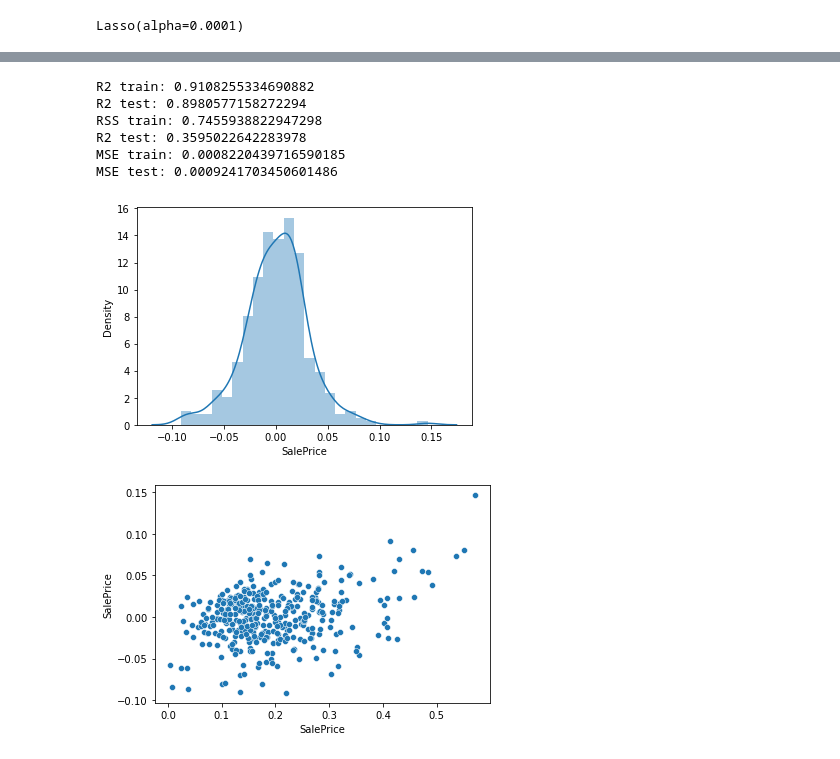
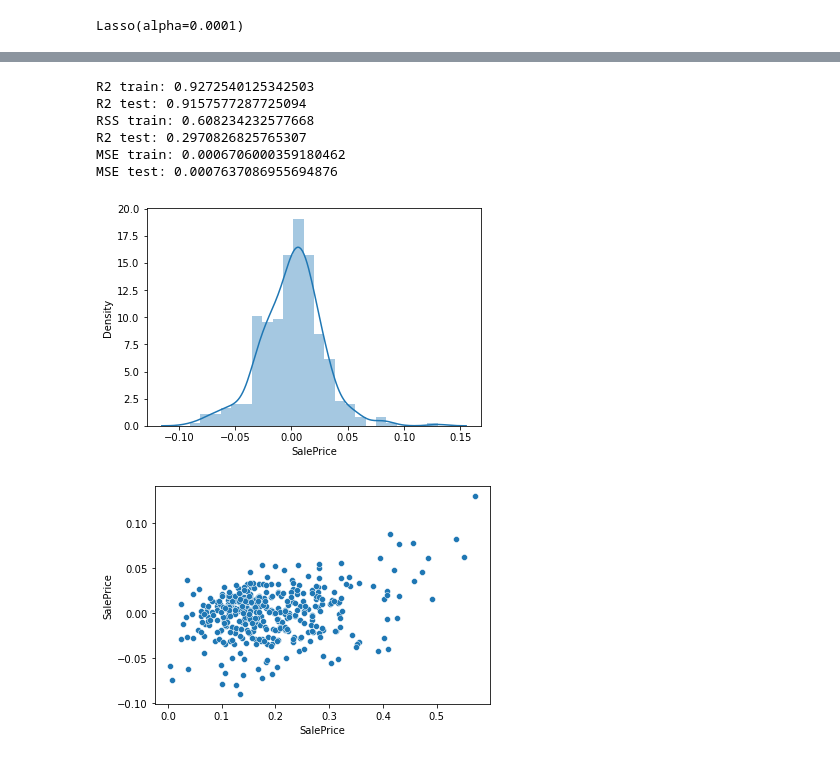
Before and after one commit to gautamjoshi1984/Advanced_Regression_Assignment, a Jupyter notebook: Advanced_Regression.ipynb, the cells around one changed output, grey strips where cells are left out. Drawn from its saved outputs; the diff is of its cells as text; code cells hidden in the pictures.

```diff
--- a/Advanced_Regression.ipynb
+++ b/Advanced_Regression.ipynb
@@ -1590,0 +1950,21 @@ What will be the changes in the model if you choose double the value of alpha fo
+# %%
+#Fitting Ridge model for alpha = 6 and printing coefficients which have been penalised
+alpha = 6
+ridge_6_allFeatures = Ridge(alpha=alpha)
+
+ridge_6_allFeatures.fit(X_train, y_train)
+print(ridge_6_allFeatures.intercept_)
+print(ridge_6_allFeatures.coef_)
+
+
+# Lets calculate some metrics such as R2 score, RSS and RMSE
+y_pred_train = ridge_6_allFeatures.predict(X_train)
+y_pred_test = ridge_6_allFeatures.predict(X_test)
+ridge_6_allFeatures_res = y_test - y_pred_test
+
+metric_ridge_6_allFeatures = calculate_metrices(X_train,X_test,y_train,y_test,y_pred_train,y_pred_test)
+
+sns.distplot(ridge_6_allFeatures_res)
+plt.show()
+sns.scatterplot(x= y_test, y=ridge_6_allFeatures_res )
+plt.show()
@@ -1601,11 +2122,11 @@ Now as per the question, top 5 variable are not available and we need to build a
 
 But we also notice that OverallQual is the categorical variable, since this variable isn't present in the incoming data, we should remove all the corresponding dummy variables related to this predictor variable and rebuild the model again.
 # %%
-X_train.drop(['GrLivArea', 'BsmtFinSF1', 'PropertyAge','OverallQual_2','OverallQual_3','OverallQual_4',
+X_train.drop(['GrLivArea', 'TotalBsmtSF', 'PropertyAge','OverallQual_2','OverallQual_3','OverallQual_4',
               'OverallQual_5','OverallQual_6','OverallQual_7','OverallQual_8','OverallQual_9','OverallQual_10'],
              axis =1, inplace = True)
 # %%
-X_test.drop(['GrLivArea', 'BsmtFinSF1', 'PropertyAge','OverallQual_2','OverallQual_3','OverallQual_4',
+X_test.drop(['GrLivArea', 'TotalBsmtSF', 'PropertyAge','OverallQual_2','OverallQual_3','OverallQual_4',
             'OverallQual_5','OverallQual_6','OverallQual_7','OverallQual_8','OverallQual_9','OverallQual_10'],
             axis =1, inplace = True)
 # %%
@@ -1672,9 +2194,9 @@ print(model_cv.best_params_)
 
 alpha =0.0001
 
-lasso_0001 = Lasso(alpha=alpha)
+lasso_final = Lasso(alpha=alpha)
 
-lasso_0001.fit(X_train, y_train)
+lasso_final.fit(X_train, y_train)
 # %% [output]
 Lasso(alpha=0.0001)
 # %%
@@ -1701,23 +2223,23 @@ print(lasso_0001.coef_)
 # %%
-y_pred_train = lasso_0001.predict(X_train)
-y_pred_test = lasso_0001.predict(X_test)
+y_pred_train = lasso_final.predict(X_train)
+y_pred_test = lasso_final.predict(X_test)
 
-metric_lasso_0001 = calculate_metrices(X_train,X_test,y_train,y_test,y_pred_train,y_pred_test)
+metric_lasso_final = calculate_metrices(X_train,X_test,y_train,y_test,y_pred_train,y_pred_test)
 
-lasso_0001_res = y_test - y_pred_test
+lasso_final_res = y_test - y_pred_test
 
-sns.distplot(lasso_0001_res)
+sns.distplot(lasso_final_res)
 plt.show()
-sns.scatterplot(x= y_test, y=lasso_0001_res)
+sns.scatterplot(x= y_test, y=lasso_final_res)
 plt.show()
 # %% [output]
-R2 train: 0.9108255334690882
-R2 test: 0.8980577158272294
-RSS train: 0.7455938822947298
-R2 test: 0.3595022642283978
-MSE train: 0.0008220439716590185
-MSE test: 0.0009241703450601486
+R2 train: 0.9272540125342503
+R2 test: 0.9157577287725094
+RSS train: 0.608234232577668
+R2 test: 0.2970826825765307
+MSE train: 0.0006706000359180462
+MSE test: 0.0007637086955694876
-[figure, old version]
+[figure, new version]
-[figure, old version]
+[figure, new version]
 # %%
 #df.drop(['GrLivArea', 'BsmtFinSF1', 'OverallQual_10', 'PropertyAge','OverallQual_9'],axis =1, inplace = True)
```
Also changed, not shown: parts of 105 cells of this notebook, 1 other file.
